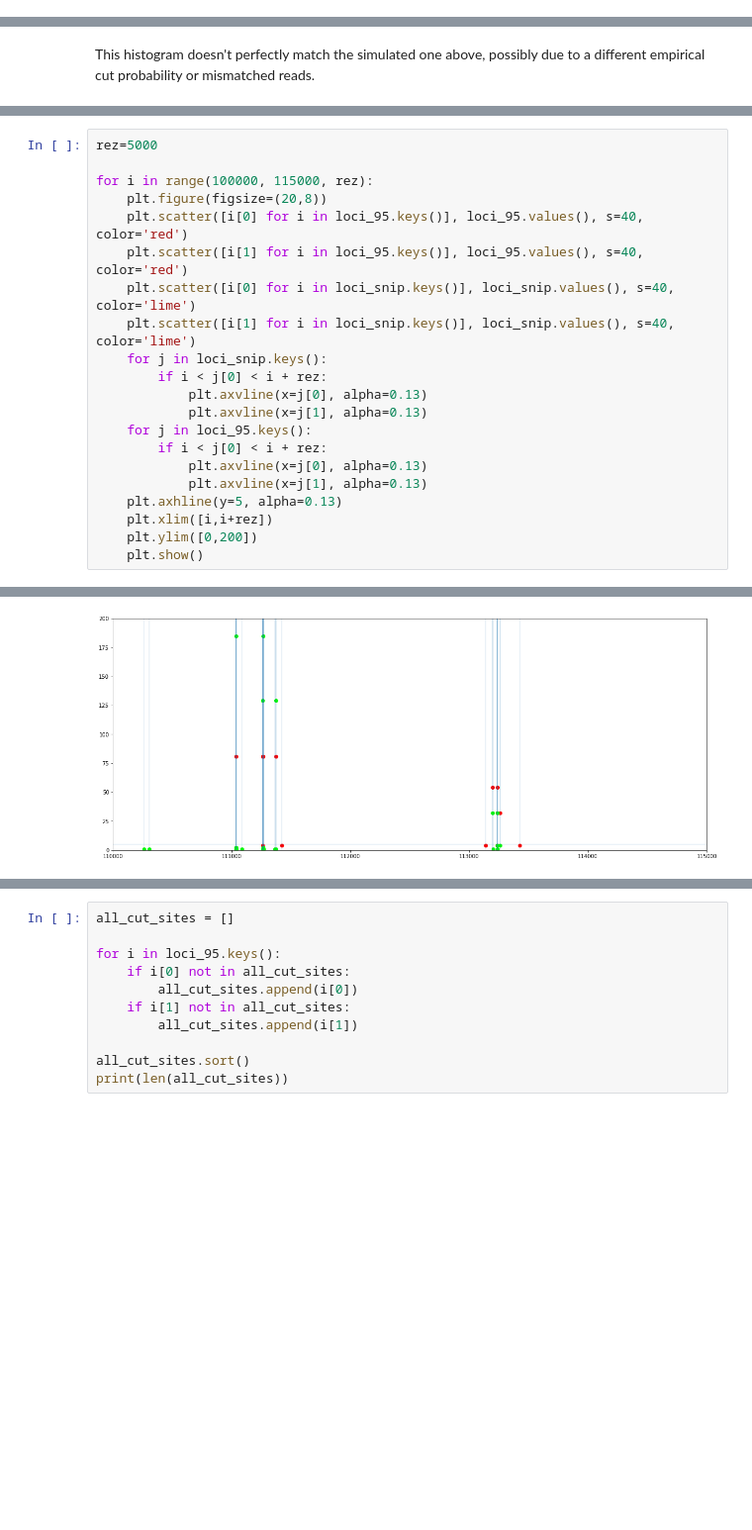
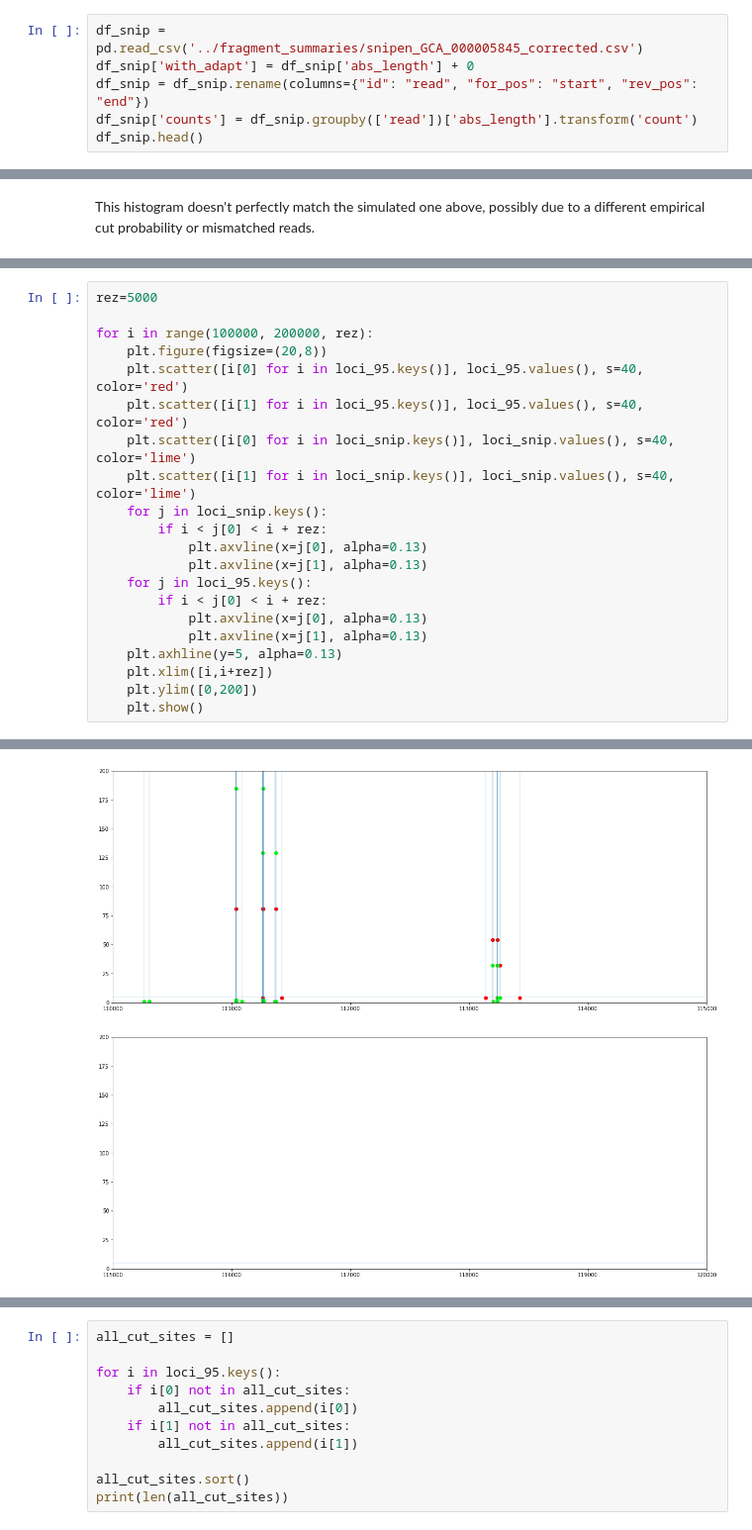
Before and after one commit to ryandkuster/readsynth, a Jupyter notebook: notebooks/cut_probability/cut_probability_modeling.ipynb, the cells around one changed output, grey strips where cells are left out. Shown at 99% size. Saved outputs shown, nothing was run; the diff lists cells and outputs as text; blank space fills up the shorter version.

```diff
--- a/notebooks/cut_probability/cut_probability_modeling.ipynb
+++ b/notebooks/cut_probability/cut_probability_modeling.ipynb
@@ -304,0 +245,6 @@ plt.show()
+# %%
+df_snip = pd.read_csv('../fragment_summaries/snipen_GCA_000005845_corrected.csv')
+df_snip['with_adapt'] = df_snip['abs_length'] + 0
+df_snip = df_snip.rename(columns={"id": "read", "for_pos": "start", "rev_pos": "end"})
+df_snip['counts'] = df_snip.groupby(['read'])['abs_length'].transform('count')
+df_snip.head()
@@ -363,25 +319,26 @@ for i in loci_95:
 # %%
 rez=5000
 
-for i in range(100000, 115000, rez):
+for i in range(100000, 200000, rez):
     plt.figure(figsize=(20,8))
     plt.scatter([i[0] for i in loci_95.keys()], loci_95.values(), s=40, color='red')
     plt.scatter([i[1] for i in loci_95.keys()], loci_95.values(), s=40, color='red')
     plt.scatter([i[0] for i in loci_snip.keys()], loci_snip.values(), s=40, color='lime')
     plt.scatter([i[1] for i in loci_snip.keys()], loci_snip.values(), s=40, color='lime')
     for j in loci_snip.keys():
         if i < j[0] < i + rez:
             plt.axvline(x=j[0], alpha=0.13)
             plt.axvline(x=j[1], alpha=0.13)
     for j in loci_95.keys():
         if i < j[0] < i + rez:
             plt.axvline(x=j[0], alpha=0.13)
             plt.axvline(x=j[1], alpha=0.13)
     plt.axhline(y=5, alpha=0.13)
     plt.xlim([i,i+rez])
     plt.ylim([0,200])
     plt.show()
 # %% [output]
 [figure]
 [figure]
 [figure]
+[figure, added]
```
Also changed, not shown: parts of 38 cells of this notebook, 1 other file.
